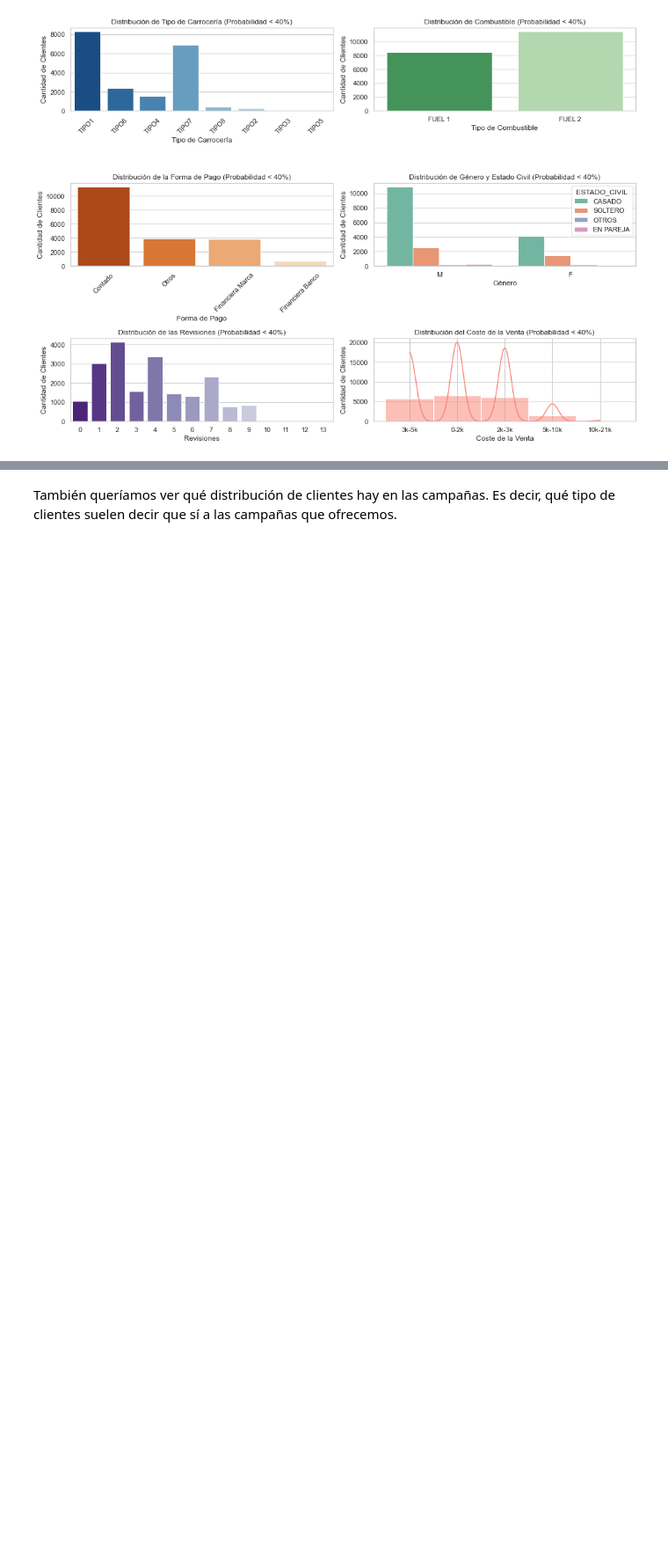
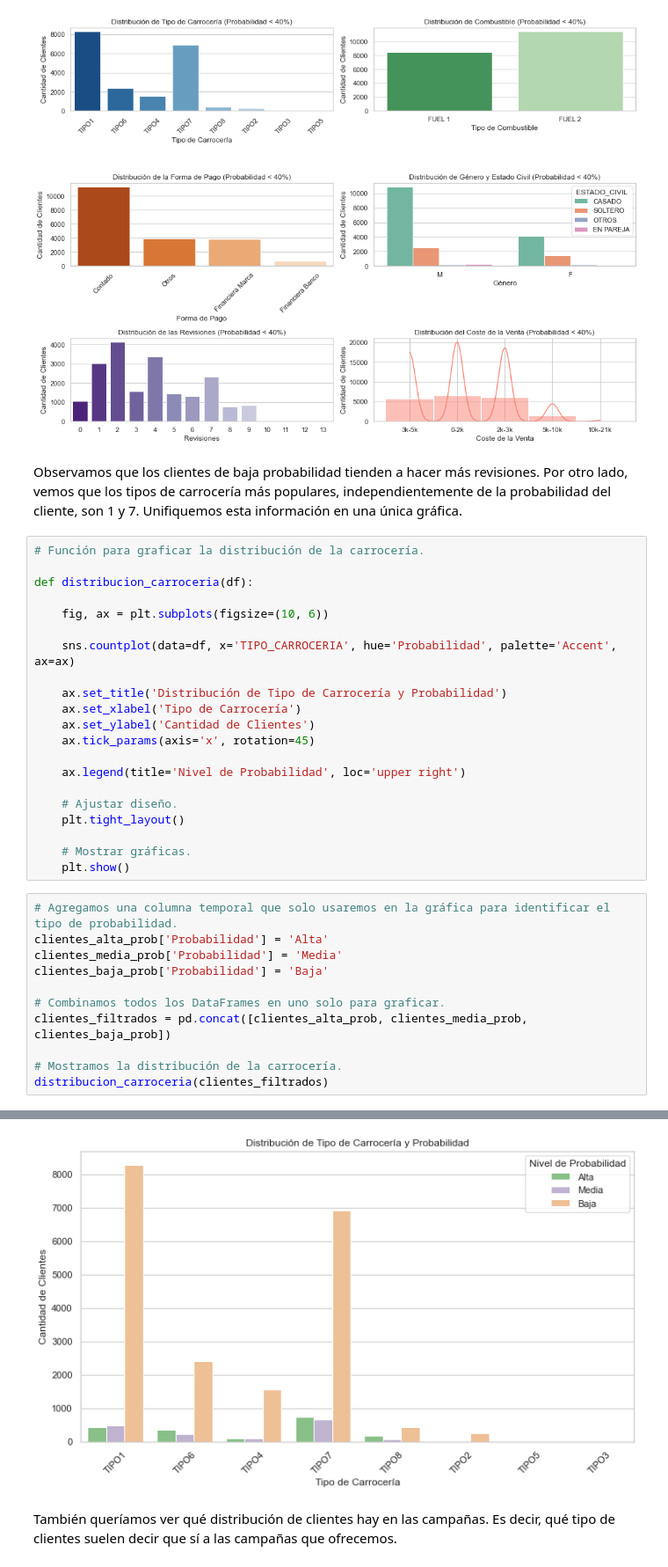
Before and after one commit to lauralardies/caso_practico_1, a Jupyter notebook: Caso Práctico/analisis/analisis_predicciones.ipynb, the cells around one changed output, grey strips where cells are left out. Shown at 88% size. Cells and saved outputs as stored; diff of their text form; blank space fills up the shorter version.

Commit message:
carroceria

```diff
--- a/Caso Práctico/analisis/analisis_predicciones.ipynb
+++ b/Caso Práctico/analisis/analisis_predicciones.ipynb
@@ -294,3 +294,38 @@ graficar_perfiles_clientes(clientes_baja_prob, '< 40%')
 [figure]
 [figure]
 [figure]
+# %% [markdown]
+Observamos que los clientes de baja probabilidad tienden a hacer más revisiones. Por otro lado, vemos que los tipos de carrocería más populares, independientemente de la probabilidad del cliente, son 1 y 7. Unifiquemos esta información en una única gráfica.
+# %%
+# Función para graficar la distribución de la carrocería.
+
+def distribucion_carroceria(df):
+
+    fig, ax = plt.subplots(figsize=(10, 6))
+
+    sns.countplot(data=df, x='TIPO_CARROCERIA', hue='Probabilidad', palette='Accent', ax=ax)
+
+    ax.set_title('Distribución de Tipo de Carrocería y Probabilidad')
+    ax.set_xlabel('Tipo de Carrocería')
+    ax.set_ylabel('Cantidad de Clientes')
+    ax.tick_params(axis='x', rotation=45)
+
+    ax.legend(title='Nivel de Probabilidad', loc='upper right')
+
+    # Ajustar diseño.
+    plt.tight_layout()
+
+    # Mostrar gráficas.
+    plt.show()
+# %%
+# Agregamos una columna temporal que solo usaremos en la gráfica para identificar el tipo de probabilidad.
+clientes_alta_prob['Probabilidad'] = 'Alta'
+clientes_media_prob['Probabilidad'] = 'Media'
+clientes_baja_prob['Probabilidad'] = 'Baja'
+
+# Combinamos todos los DataFrames en uno solo para graficar.
+clientes_filtrados = pd.concat([clientes_alta_prob, clientes_media_prob, clientes_baja_prob])
+
+# Mostramos la distribución de la carrocería.
+distribucion_carroceria(clientes_filtrados)
+# %% [output]
@@ -297,3 +347,4 @@ graficar_perfiles_clientes(clientes_baja_prob, '< 40%')
+[figure, added]
 # %% [markdown]
 También queríamos ver qué distribución de clientes hay en las campañas. Es decir, qué tipo de clientes suelen decir que sí a las campañas que ofrecemos.
 # %%
```
Also changed, not shown: parts of 12 cells of this notebook.
